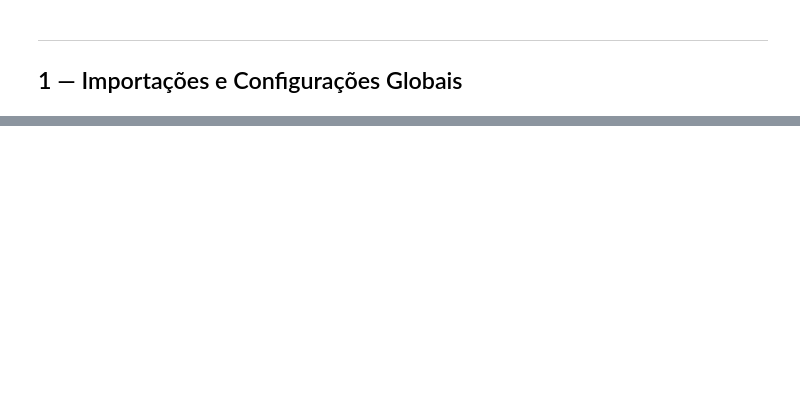
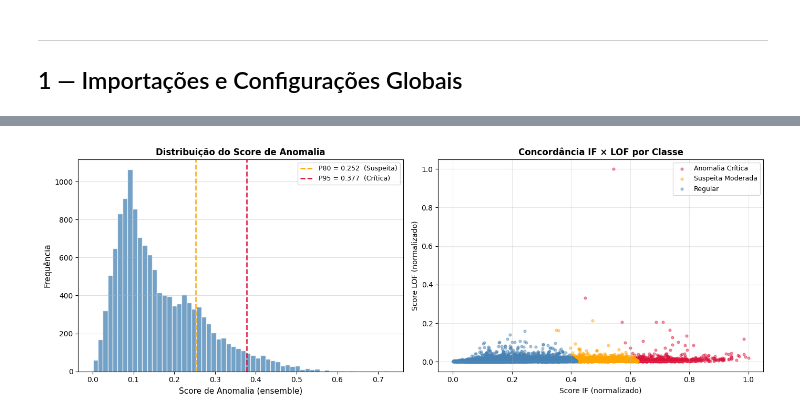
Before and after one commit to azevedontc/anomalyClassifier, a Jupyter notebook: anomalias_ml.ipynb, the cells around one changed output, grey strips where cells are left out. Drawn from its saved outputs; the diff is of its cells as text; code cells hidden in the pictures; blank space fills up the shorter version.

```diff
--- a/anomalias_ml.ipynb
+++ b/anomalias_ml.ipynb
@@ -432,0 +459,16 @@ A feature "tem_dados_financeiros" informa o modelo sobre essa ausência.
+# %%
+# ---------------------------------------------------------------------------
+# Merge: adiciona população e IDHM ao dataset
+# Órgãos estaduais (sem município identificado) ficam com NaN — o modelo
+# trata isso como ausência de dado contextual.
+# ---------------------------------------------------------------------------
+clean_df = clean_df.merge(
+    idhm_df[['cidade_original', 'populacao', 'idhm']],
+    left_on='municipio_extraido',
+    right_on='cidade_original',
+    how='left'
+).drop(columns='cidade_original')
+
+print(f'Registros com população: {clean_df["populacao"].notna().sum():,} '
+      f'({clean_df["populacao"].notna().mean()*100:.1f}%)')
+print(f'Registros sem município (estaduais): {clean_df["municipio_extraido"].isna().sum():,}')
@@ -880,0 +1090,32 @@ DISTRIBUIÇÃO DAS CLASSIFICAÇÕES
+# %%
+fig, axes = plt.subplots(1, 2, figsize=(14, 5))
+
+ax1 = axes[0]
+ax1.hist(score_ensemble, bins=60, color='steelblue', alpha=0.75, edgecolor='white')
+ax1.axvline(P80, color='orange', linestyle='--', lw=1.8,
+            label=f'P80 = {P80:.3f}  (Suspeita)')
+ax1.axvline(P95, color='crimson', linestyle='--', lw=1.8,
+            label=f'P95 = {P95:.3f}  (Crítica)')
+ax1.set_xlabel('Score de Anomalia (ensemble)', fontsize=11)
+ax1.set_ylabel('Frequência', fontsize=11)
+ax1.set_title('Distribuição do Score de Anomalia', fontsize=12, fontweight='bold')
+ax1.legend(fontsize=9)
+ax1.grid(axis='y', alpha=0.4)
+
+ax2 = axes[1]
+cores = {'Anomalia Crítica': 'crimson', 'Suspeita Moderada': 'orange', 'Regular': 'steelblue'}
+for cls, cor in cores.items():
+    mask_c = clean_df['classificacao'] == cls
+    ax2.scatter(if_norm[mask_c], lof_norm[mask_c],
+                c=cor, alpha=0.45, s=12, label=cls, rasterized=True)
+ax2.set_xlabel('Score IF (normalizado)')
+ax2.set_ylabel('Score LOF (normalizado)')
+ax2.set_title('Concordância IF × LOF por Classe', fontsize=12, fontweight='bold')
+ax2.legend(fontsize=9)
+ax2.grid(alpha=0.3)
+
+plt.tight_layout()
+plt.savefig(EXPORTS_DIR / 'fig_01_score_distribuicao.png', dpi=150, bbox_inches='tight')
+plt.show()
+# %% [output]
+[figure, added]
```
Also changed, not shown: parts of 47 cells of this notebook, 17 other files.
